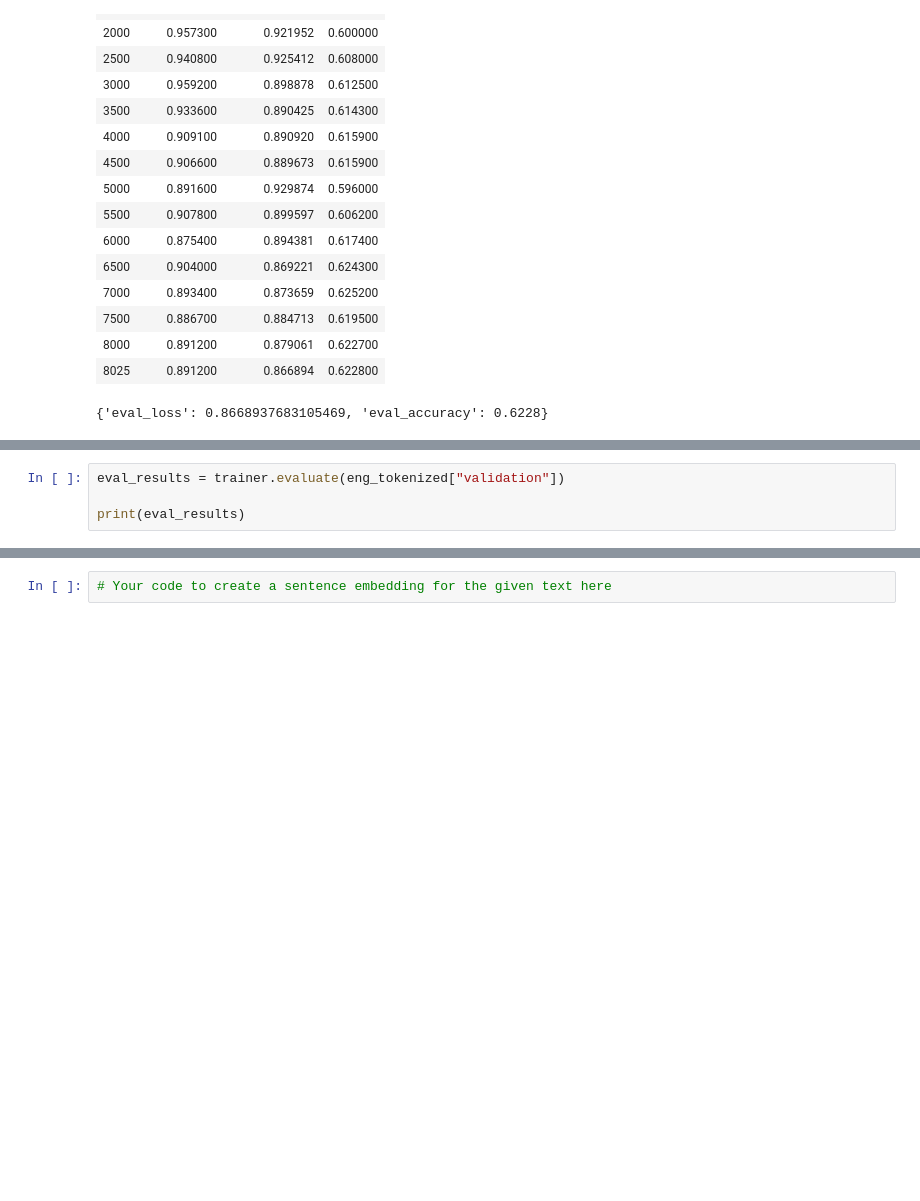
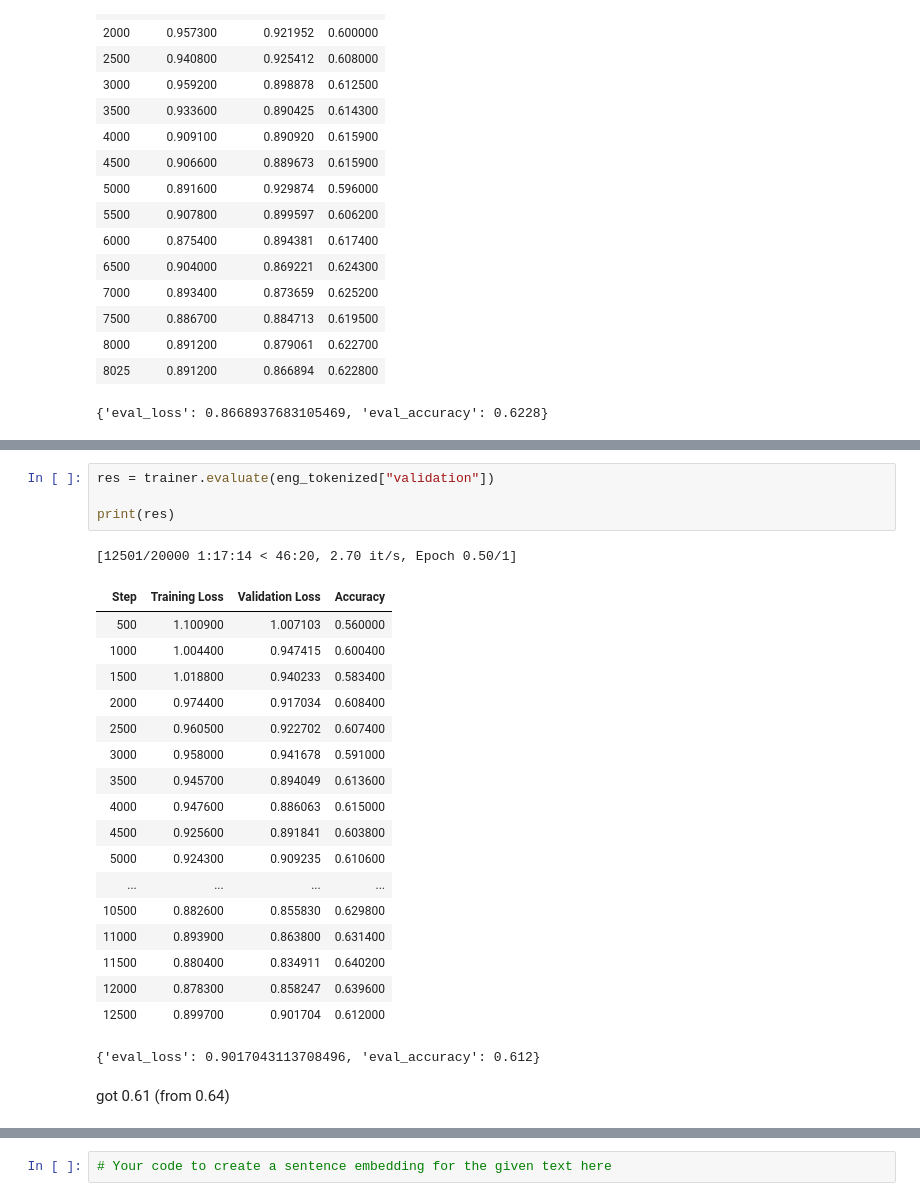
Before and after one commit to Iispar/dl-in-hlt-project, a Jupyter notebook: course_project_template.ipynb, the cells around one changed output, grey strips where cells are left out. Cells and saved outputs as stored; diff of their text form; blank space fills up the shorter version.

```diff
--- a/course_project_template.ipynb
+++ b/course_project_template.ipynb
@@ -438,7 +456,29 @@ trainer.train()
 # %%
-eval_results = trainer.evaluate(eng_tokenized["validation"])
+res = trainer.evaluate(eng_tokenized["validation"])
 
-print(eval_results)
+print(res)
+# %% [output]
+[12501/20000 1:17:14 < 46:20, 2.70 it/s, Epoch 0.50/1]
+| Step | Training Loss | Validation Loss | Accuracy |
+| 500 | 1.100900 | 1.007103 | 0.560000 |
+| 1000 | 1.004400 | 0.947415 | 0.600400 |
+| 1500 | 1.018800 | 0.940233 | 0.583400 |
+| 2000 | 0.974400 | 0.917034 | 0.608400 |
+| 2500 | 0.960500 | 0.922702 | 0.607400 |
+| 3000 | 0.958000 | 0.941678 | 0.591000 |
+| 3500 | 0.945700 | 0.894049 | 0.613600 |
+| 4000 | 0.947600 | 0.886063 | 0.615000 |
+| 4500 | 0.925600 | 0.891841 | 0.603800 |
+| 5000 | 0.924300 | 0.909235 | 0.610600 |
+| ... | ... | ... | ... |
+| 10500 | 0.882600 | 0.855830 | 0.629800 |
+| 11000 | 0.893900 | 0.863800 | 0.631400 |
+| 11500 | 0.880400 | 0.834911 | 0.640200 |
+| 12000 | 0.878300 | 0.858247 | 0.639600 |
+| 12500 | 0.899700 | 0.901704 | 0.612000 |
+{'eval_loss': 0.9017043113708496, 'eval_accuracy': 0.612}
+# %% [markdown]
+got 0.61 (from 0.64)
 # %% [markdown]
 ---
 
```
Also changed, not shown: parts of 9 cells of this notebook.
